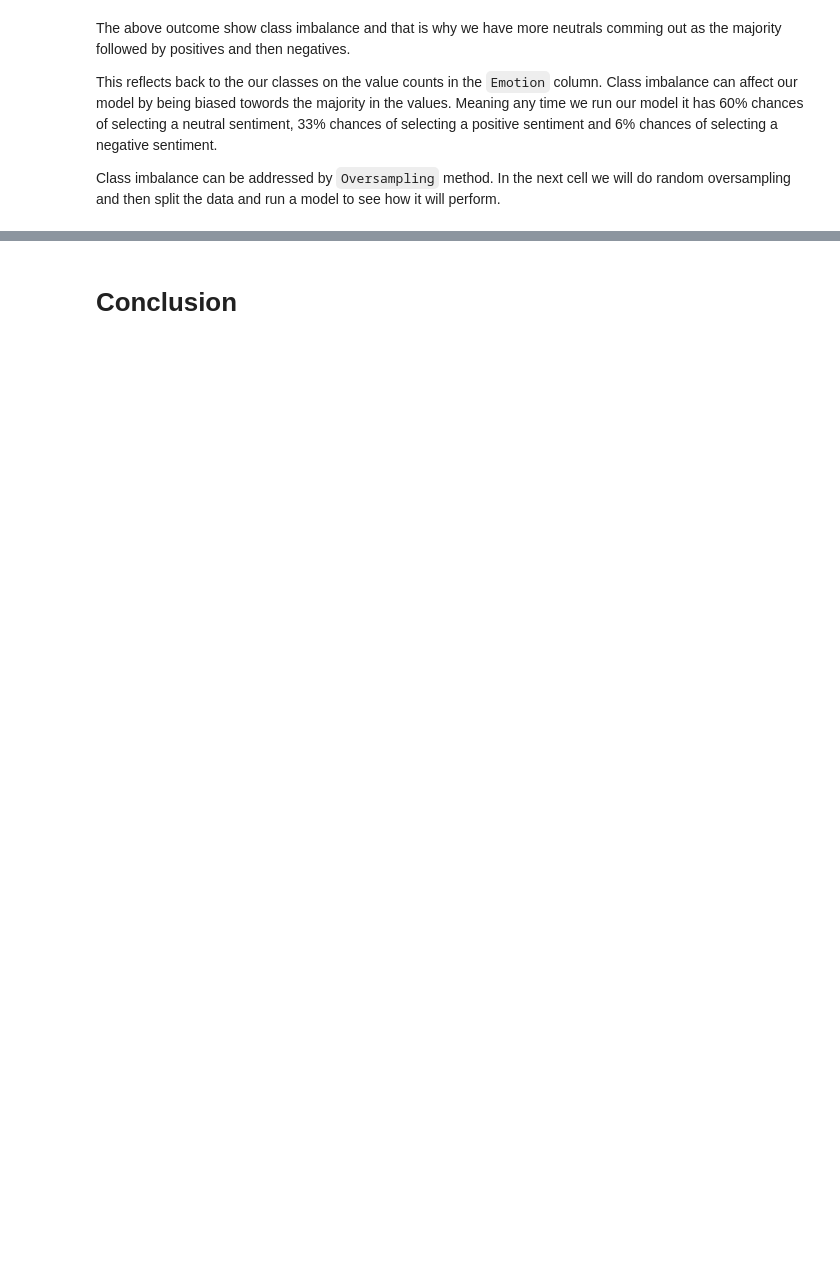
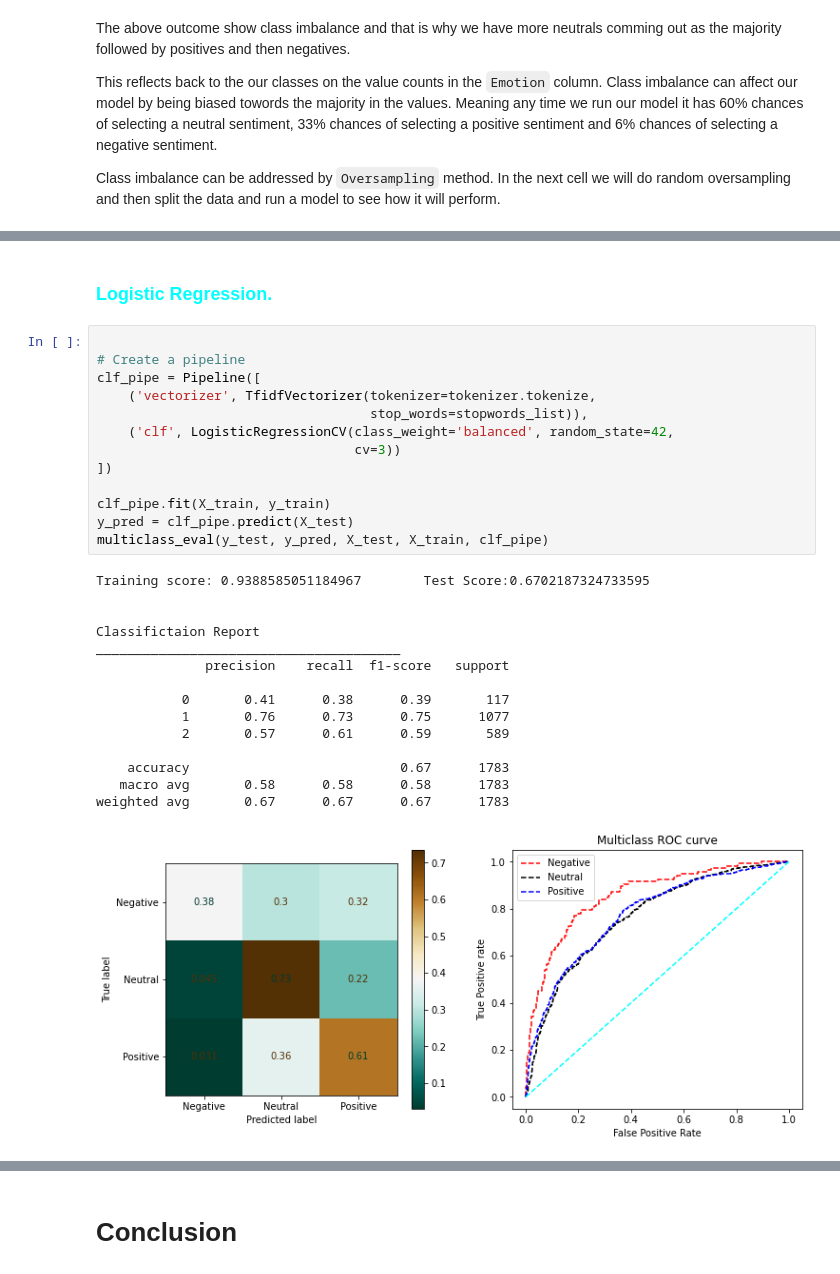
Before and after one commit to R3TR0Quan/twitter-sentiment-analysis, a Jupyter notebook: notebook.ipynb, the cells around one changed output, grey strips where cells are left out. Drawn from its saved outputs; the diff is of its cells as text; blank space fills up the shorter version.

```diff
--- a/notebook.ipynb
+++ b/notebook.ipynb
@@ -748,0 +741,31 @@ From the observation above it looks like the model is now able to levelup the se
+# %% [markdown]
+### <span style='color:cyan'> **Logistic Regression.**</SPAN>
+# %%
+
+# Create a pipeline
+clf_pipe = Pipeline([
+    ('vectorizer', TfidfVectorizer(tokenizer=tokenizer.tokenize,
+                                   stop_words=stopwords_list)),
+    ('clf', LogisticRegressionCV(class_weight='balanced', random_state=42,
+                                 cv=3))
+])
+
+clf_pipe.fit(X_train, y_train)
+y_pred = clf_pipe.predict(X_test)
+multiclass_eval(y_test, y_pred, X_test, X_train, clf_pipe)
+# %% [output]
+Training score: 0.9388585051184967        Test Score:0.6702187324733595
+
+
+Classifictaion Report
+_______________________________________
+              precision    recall  f1-score   support
+
+           0       0.41      0.38      0.39       117
+           1       0.76      0.73      0.75      1077
+           2       0.57      0.61      0.59       589
+
+    accuracy                           0.67      1783
+   macro avg       0.58      0.58      0.58      1783
+weighted avg       0.67      0.67      0.67      1783
+[figure, added]
```
Also changed, not shown: parts of 15 cells of this notebook.
